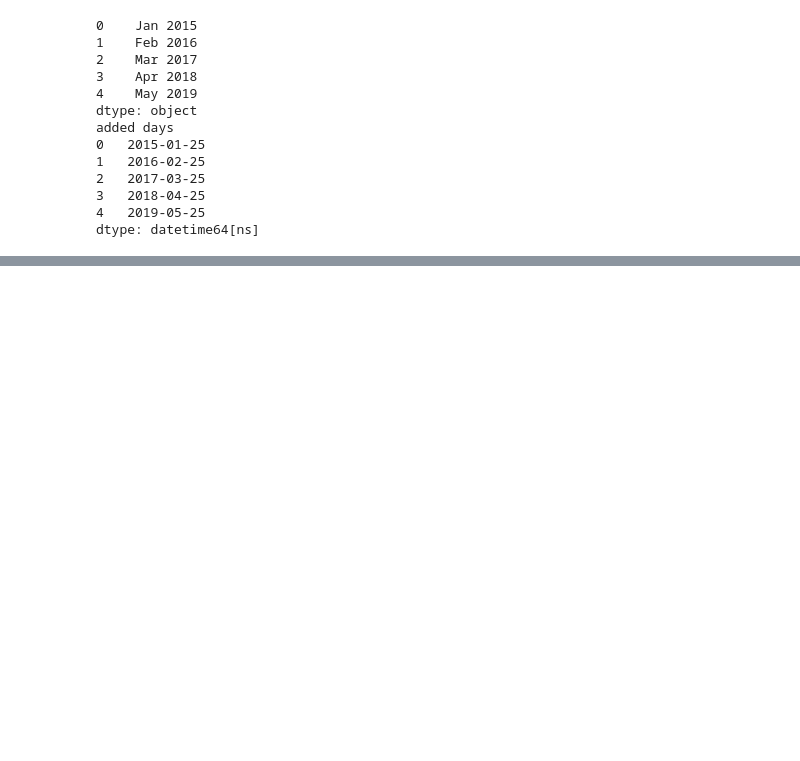
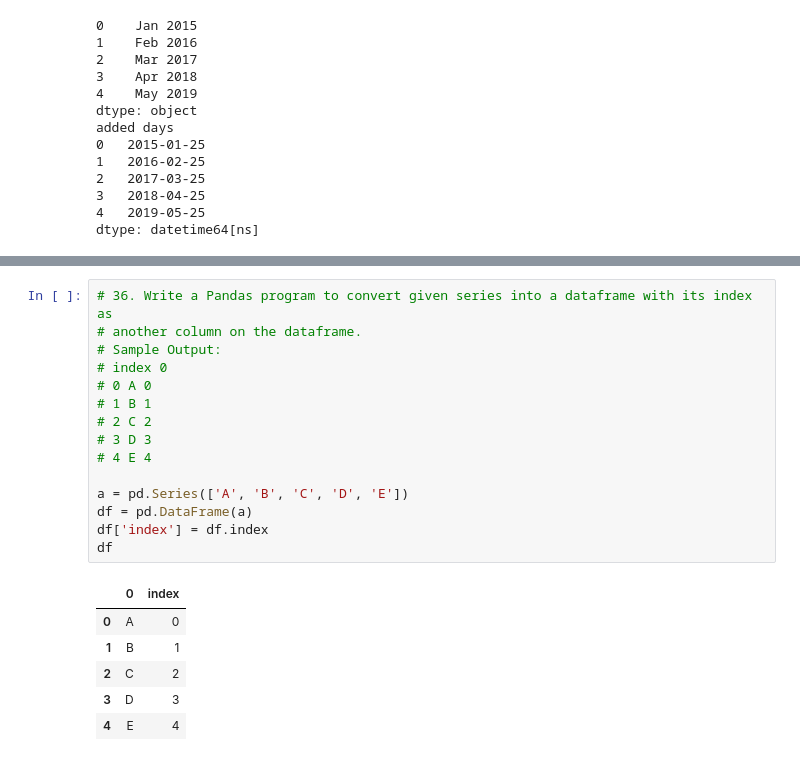
Before and after one commit to MayureshOP-max/DataAnalytics, a Jupyter notebook: Day4_Assignment2.ipynb, the cells around one changed output, grey strips where cells are left out. Drawn from its saved outputs; the diff is of its cells as text; blank space fills up the shorter version.

```diff
--- a/Day4_Assignment2.ipynb
+++ b/Day4_Assignment2.ipynb
@@ -956,0 +1130,22 @@ dtype: datetime64[ns]
+# %%
+# 36. Write a Pandas program to convert given series into a dataframe with its index as
+# another column on the dataframe.
+# Sample Output:
+# index 0
+# 0 A 0
+# 1 B 1
+# 2 C 2
+# 3 D 3
+# 4 E 4
+
+a = pd.Series(['A', 'B', 'C', 'D', 'E'])
+df = pd.DataFrame(a)
+df['index'] = df.index
+df
+# %% [output]
+|  | 0 | index |
+| 0 | A | 0 |
+| 1 | B | 1 |
+| 2 | C | 2 |
+| 3 | D | 3 |
+| 4 | E | 4 |
```
Also changed, not shown: parts of 16 cells of this notebook.
